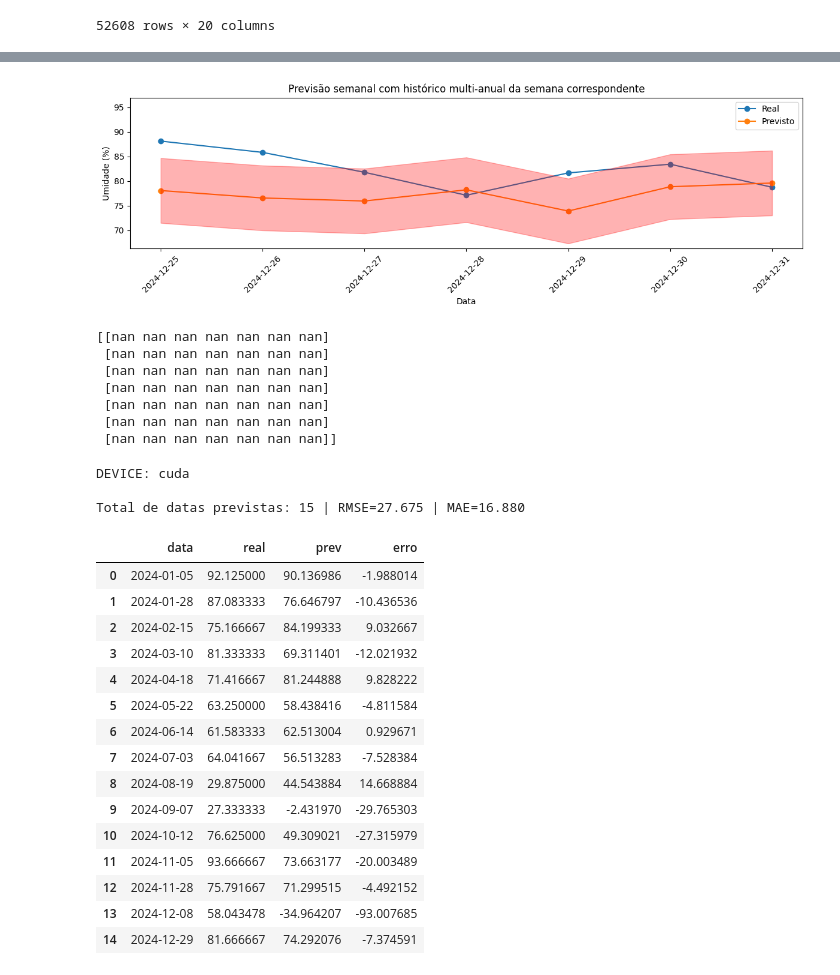
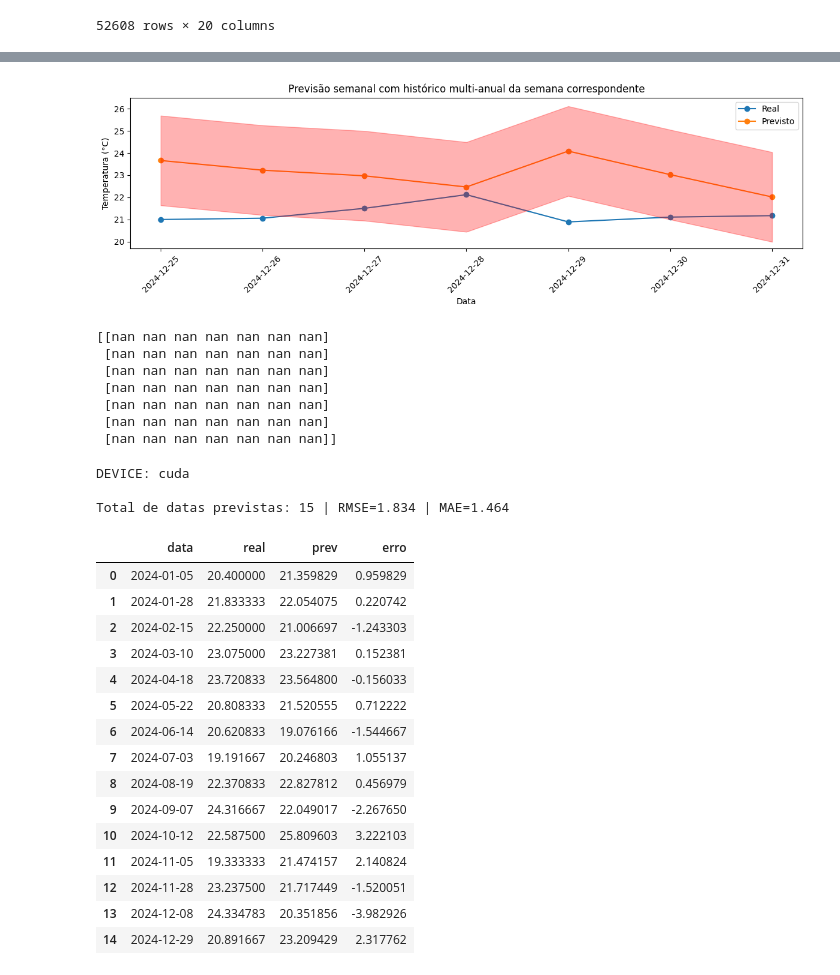
Before and after one commit to juliababa/TCC, a Jupyter notebook: neuralnetwork.ipynb, the cells around one changed output, grey strips where cells are left out. Saved outputs shown, nothing was run; the diff lists cells and outputs as text; code cells hidden in the pictures.

```diff
--- a/neuralnetwork.ipynb
+++ b/neuralnetwork.ipynb
@@ -88,7 +88,7 @@ df_sorted = df_cleaned.sort_values(by='Data', ascending=True)
 df_sorted.info()
 
 # escolha da variável de interesse
-forecast_parameter = 'UMIDADE RELATIVA DO AR, HORARIA (%)'
+forecast_parameter = 'TEMPERATURA DO AR - BULBO SECO, HORARIA (°C)'
 
 if(forecast_parameter == "TEMPERATURA DO AR - BULBO SECO, HORARIA (°C)"):
     ylabel = "Temperatura (°C)"
@@ -877,6 +918,23 @@ y_target_real  = df["target_variable"].iloc[-N_OUTPUT:].values
 rmse = np.sqrt(mean_squared_error(y_target_real, preds_real))
 print(f"\nRMSE: {rmse:.2f} {metric_unit}")
 
+def smape(a, f, eps=1e-8):
+    """
+    SMAPE entre a (actuals) e f (forecasts).
+    Retorna percentual (0..100). eps evita divisão por zero quando |a|+|f| == 0.
+    """
+    a = np.asarray(a, dtype=float)
+    f = np.asarray(f, dtype=float)
+    if a.shape != f.shape:
+        raise ValueError("Shapes of actuals and forecasts must match for SMAPE.")
+    denom = (np.abs(a) + np.abs(f)) / 2.0
+    denom_safe = np.where(denom == 0, eps, denom)
+    smape_vals = np.abs(f - a) / denom_safe
+    return 100.0 * np.mean(smape_vals)
+
+smape_val = smape(y_target_real, preds_real)
+print(f"SMAPE: {smape_val:.2f}")
+
 # Plot
 datas_reais = df["data"].iloc[-N_OUTPUT:]
 fig, ax = plt.subplots(figsize=(12,4))
@@ -1098,7 +1157,27 @@ if not (np.isfinite(yhat).all() and np.isfinite(valores_reais).all()):
     raise ValueError("Predição ou verdade contêm NaN/inf após treinamento.")
 
 rmse = np.sqrt(mean_squared_error(valores_reais, yhat))
-print(f"\nRMSE (25–31/12) usando k={k} anos -> alvo {ano_teste}: {rmse:.2f} {metric_unit}")
+print(f"\nRMSE (25–31/12) usando k={k} anos -> alvo {ano_teste}: {rmse:.2f}")
+
+
+def smape(a, f, eps=1e-8):
+    """
+    Calcula SMAPE entre arrays a (actuals) e f (forecasts).
+    Retorna valor em porcentagem (0..100).
+    eps: pequena constante para evitar divisão por zero.
+    """
+    a = np.asarray(a, dtype=float)
+    f = np.asarray(f, dtype=float)
+    if a.shape != f.shape:
+        raise ValueError("Shapes of actuals and forecasts must match for SMAPE.")
+    denom = (np.abs(a) + np.abs(f)) / 2.0
+    # evita divisão por zero: quando denom == 0, usamos eps
+    denom_safe = np.where(denom == 0, eps, denom)
+    smape_vals = np.abs(f - a) / denom_safe
+    return 100.0 * np.mean(smape_vals)
+
+smape_val = smape(valores_reais, yhat)
+print(f"SMAPE (25–31/12) usando k={k} anos -> alvo {ano_teste}: {smape_val:.2f}%")
 
 # Plot
 mask_plot = (
@@ -1147,4 +1227,4 @@ RMSE (25–31/12) usando k=4 anos -> alvo 2024: 6.59 %
-[figure, old version]
+[figure, new version]
 # %%
 modelo.eval()
 with torch.no_grad():
@@ -1335,20 +1415,20 @@ res
 # %% [output]
 DEVICE: cuda
 
-Total de datas previstas: 15 | RMSE=27.675 | MAE=16.880
+Total de datas previstas: 15 | RMSE=1.834 | MAE=1.464
 |  | data | real | prev | erro |
-| 0 | 2024-01-05 | 92.125000 | 90.136986 | -1.988014 |
-| 1 | 2024-01-28 | 87.083333 | 76.646797 | -10.436536 |
-| 2 | 2024-02-15 | 75.166667 | 84.199333 | 9.032667 |
-| 3 | 2024-03-10 | 81.333333 | 69.311401 | -12.021932 |
-| 4 | 2024-04-18 | 71.416667 | 81.244888 | 9.828222 |
-| 5 | 2024-05-22 | 63.250000 | 58.438416 | -4.811584 |
-| 6 | 2024-06-14 | 61.583333 | 62.513004 | 0.929671 |
-| 7 | 2024-07-03 | 64.041667 | 56.513283 | -7.528384 |
-| 8 | 2024-08-19 | 29.875000 | 44.543884 | 14.668884 |
-| 9 | 2024-09-07 | 27.333333 | -2.431970 | -29.765303 |
-| 10 | 2024-10-12 | 76.625000 | 49.309021 | -27.315979 |
-| 11 | 2024-11-05 | 93.666667 | 73.663177 | -20.003489 |
-| 12 | 2024-11-28 | 75.791667 | 71.299515 | -4.492152 |
-| 13 | 2024-12-08 | 58.043478 | -34.964207 | -93.007685 |
-| 14 | 2024-12-29 | 81.666667 | 74.292076 | -7.374591 |
+| 0 | 2024-01-05 | 20.400000 | 21.359829 | 0.959829 |
+| 1 | 2024-01-28 | 21.833333 | 22.054075 | 0.220742 |
+| 2 | 2024-02-15 | 22.250000 | 21.006697 | -1.243303 |
+| 3 | 2024-03-10 | 23.075000 | 23.227381 | 0.152381 |
+| 4 | 2024-04-18 | 23.720833 | 23.564800 | -0.156033 |
+| 5 | 2024-05-22 | 20.808333 | 21.520555 | 0.712222 |
+| 6 | 2024-06-14 | 20.620833 | 19.076166 | -1.544667 |
+| 7 | 2024-07-03 | 19.191667 | 20.246803 | 1.055137 |
+| 8 | 2024-08-19 | 22.370833 | 22.827812 | 0.456979 |
+| 9 | 2024-09-07 | 24.316667 | 22.049017 | -2.267650 |
+| 10 | 2024-10-12 | 22.587500 | 25.809603 | 3.222103 |
+| 11 | 2024-11-05 | 19.333333 | 21.474157 | 2.140824 |
+| 12 | 2024-11-28 | 23.237500 | 21.717449 | -1.520051 |
+| 13 | 2024-12-08 | 24.334783 | 20.351856 | -3.982926 |
+| 14 | 2024-12-29 | 20.891667 | 23.209429 | 2.317762 |
```
Also changed, not shown: parts of 8 cells of this notebook, 12 other files.
